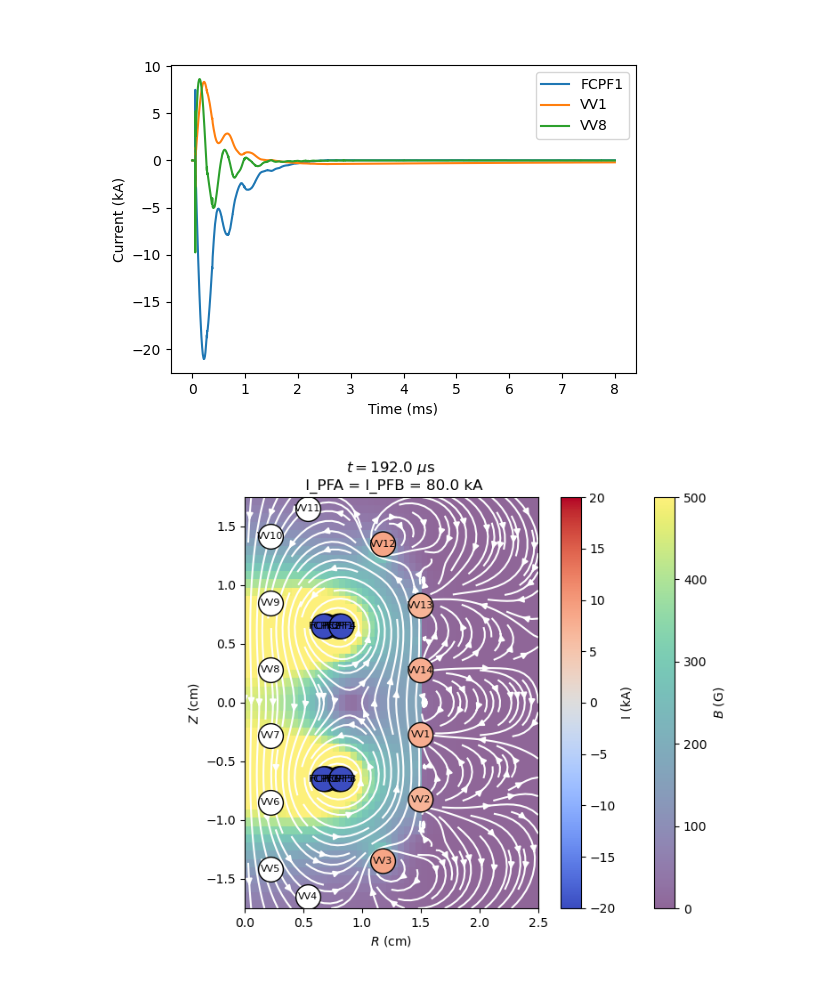
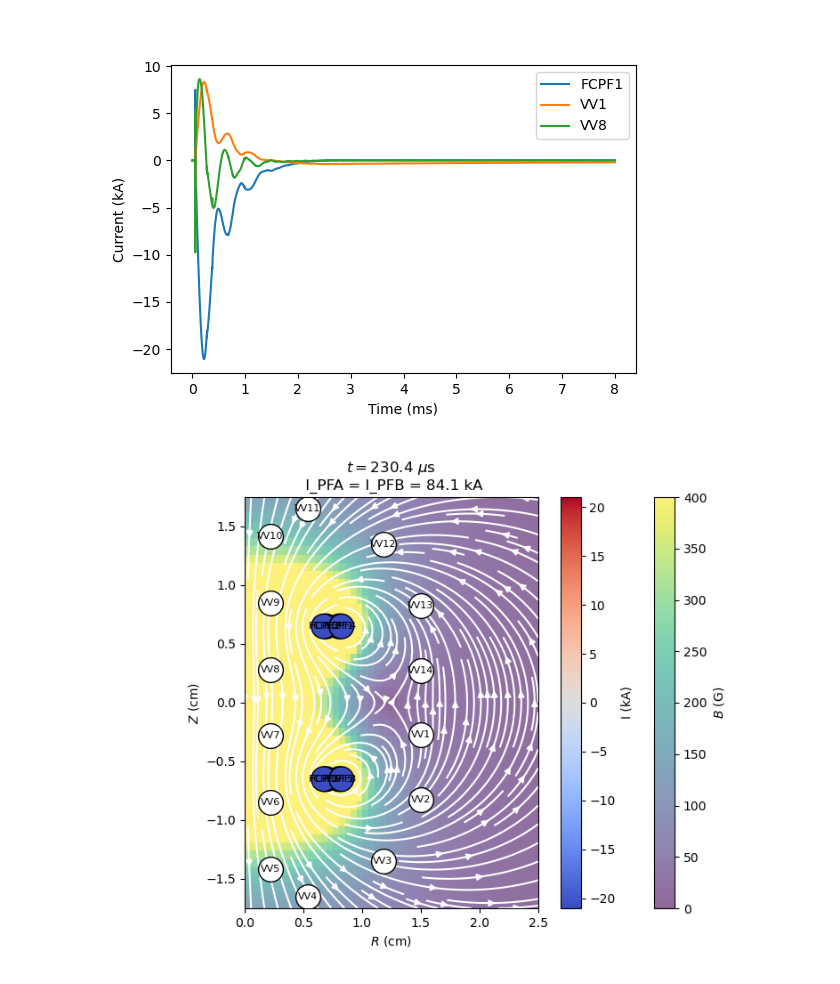
Before and after one commit to adamtrobbins/FLARE_inductance_matrix, a Jupyter notebook: sample_script.ipynb, the cells around one changed output. Cells and saved outputs as stored; diff of their text form; code cells hidden in the pictures.

```diff
--- a/sample_script.ipynb
+++ b/sample_script.ipynb
@@ -50,17 +50,19 @@ tindex_euichan = tr.tindex(100e-6)
 tindex_jongsoo = tr.tindex(192e-6)
 tindex_max = tr.tindex(230e-6)
 
-tindex = tindex_jongsoo
+tindex = tindex_max
 
 all = cs.coil_names
 far_wall = ['VV1', 'VV2', 'VV13', 'VV14']
-bent_walls = ['VV12', 'VV3']
+bent_walls = ['VV12', 'VV3', 'VV11', 'VV4']
+center_stack = ['VV5', 'VV6', 'VV7', 'VV8', 'VV9', 'VV10']
 pf_coils = ['FCPF1', 'FCPF2', 'FCPF3', 'FCPF4', 'FCPF5', 'FCPF6', 'FCPF7', 'FCPF8']
 pf_a = ['FCPF1', 'FCPF2', 'FCPF3', 'FCPF4']
 pf_b = ['FCPF5', 'FCPF6', 'FCPF7', 'FCPF8']
 rest = [x for x in all if x not in far_wall and x not in bent_walls]
 
-activated_coils = pf_coils + bent_walls + far_wall
+#activated_coils = all
+activated_coils = pf_coils
 
 # ======= COMPUTATION =======
 
@@ -77,7 +79,7 @@ Rs, Zs = np.meshgrid(R_vals, Z_vals)
 Br_grid = np.zeros_like(Rs)
 Bz_grid = np.zeros_like(Zs)
 
-B_CUTOFF = 500
+B_CUTOFF = 400
 
 for i in range(Rs.shape[0]):
     for j in range(Rs.shape[1]):
@@ -99,34 +101,34 @@ vmax = np.max(np.abs(coil_currents / 1e3))
 
 B_mag = np.sqrt(Br_grid**2 + Bz_grid**2)
 plt.imshow(B_mag * 1e4, extent=[R_vals.min(), R_vals.max(), Z_vals.min(), Z_vals.max()],
                 origin='lower', aspect='auto', cmap='viridis', alpha=0.6, vmin=0, vmax=B_CUTOFF)
 plt.colorbar(label='$B$ (G)')
 
 plt.streamplot(Rs, Zs, Br_grid, Bz_grid, density=1.5, color = 'white')
 
 # === PLOT COILS ===
 
 sc = plt.scatter(coil_positions_r[activated_mask], coil_positions_z[activated_mask], c=coil_currents[activated_mask] / 1e3, s=400, cmap='coolwarm', edgecolors='black', zorder=3, vmin=-vmax, vmax=vmax)
 plt.colorbar(sc, label='I (kA)')
 
 plt.scatter(coil_positions_r[~activated_mask], coil_positions_z[~activated_mask], c='white', s=400, edgecolors='black', zorder=2, label='Inactive coils')
 
 for idx, (r, z) in enumerate(zip(coil_positions_r, coil_positions_z)):
     plt.text(r, z, cs.coil_names[idx], color='black', fontsize=8, ha='center', va='center', zorder=4)
 
 pf_a_current = coil_currents[cs.get_cindex()['FCPF1']] + coil_currents[cs.get_cindex()['FCPF2']] + \
                 coil_currents[cs.get_cindex()['FCPF3']] + coil_currents[cs.get_cindex()['FCPF4']]
 
 plt.xlabel('$R$ (cm)')
 plt.ylabel('$Z$ (cm)')
 plt.xlim([min(R_vals), max(R_vals)])
 plt.ylim([Z_vals.min(), Z_vals.max()])
 plt.gca().set_aspect('equal')
 plt.title(f'$t =${sol.t[tindex] / 1e-6:.1f} $\mu$s \n I_PFA = I_PFB = {-pf_a_current * 1e-3:.1f} kA')
 
 plt.show()
 # %% [output]
-[figure, old version]
+[figure, new version]
 # %%
 # === SETUP === inconel
 
```
Also changed, not shown: parts of 2 cells of this notebook, 1 other file.
